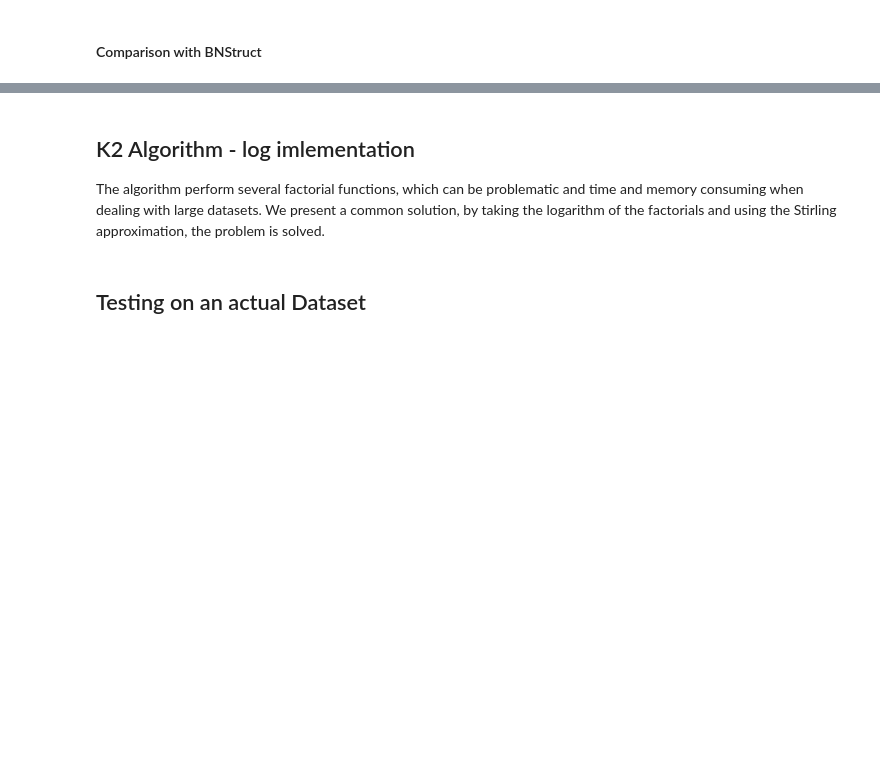
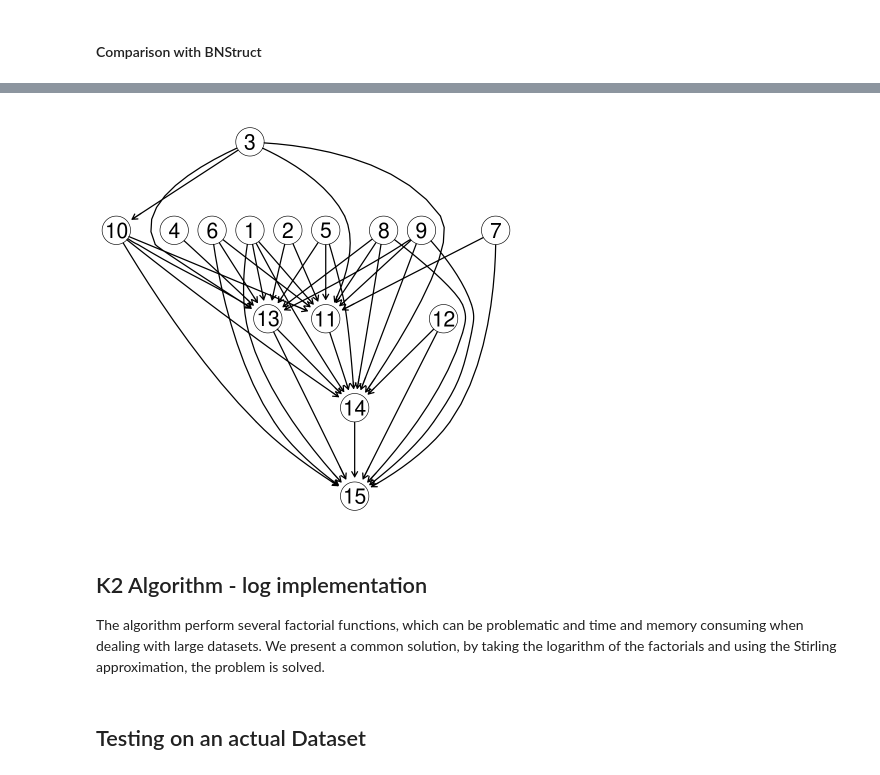
Before and after one commit to carmen-martin/bayesian-networks, a Jupyter notebook: Bayesian Networks.ipynb, the cells around one changed output, grey strips where cells are left out. Drawn from its saved outputs; the diff is of its cells as text; code cells hidden in the pictures; blank space fills up the shorter version.

```diff
--- a/Bayesian Networks.ipynb
+++ b/Bayesian Networks.ipynb
@@ -176,7 +212,3 @@ plot_BN(parents)
 [figure]
 # %% [markdown]
 #### Comparison with BNStruct
-# %%
-toy.BN15 <- BNDataset(data = data.matrix(data),
-                    discreteness = rep('d',L),
-                    variables = LETTERS[1:L])
@@ -192,5 +233,9 @@ ERROR: Error in if (dim(data)[1]/prod(sizes[c(x, y, z)]) < min.counts) return(ch
+# %%
+plot(learned15)
+# %% [output]
+[figure, added]
 # %% [markdown]
-## K2 Algorithm - log imlementation
+## K2 Algorithm - log implementation
 
 The algorithm perform several factorial functions, which can be problematic and time and memory consuming when dealing with large datasets. We present a common solution, by taking the logarithm of the factorials and using the Stirling approximation, the problem is solved.
 # %%
```
Also changed, not shown: parts of 14 cells of this notebook.
